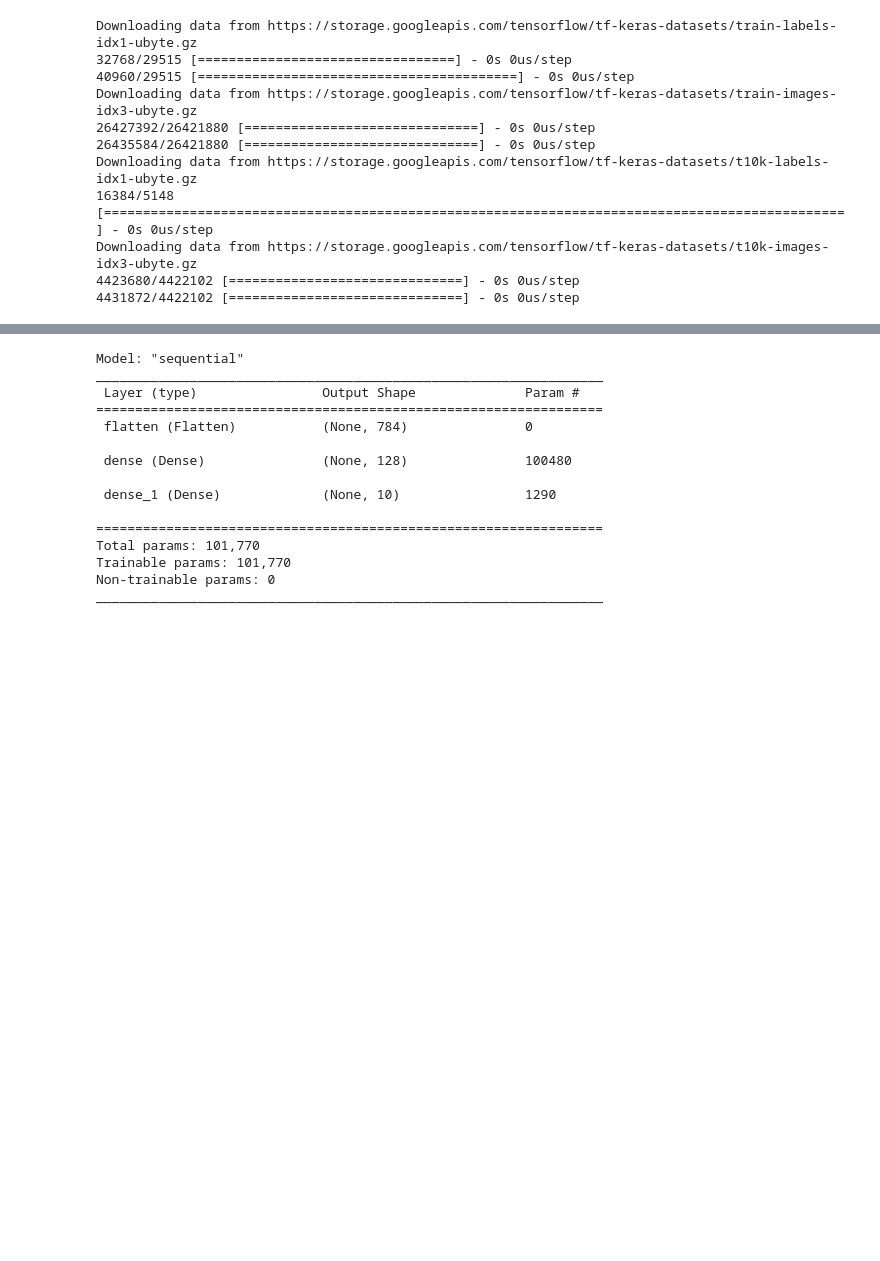
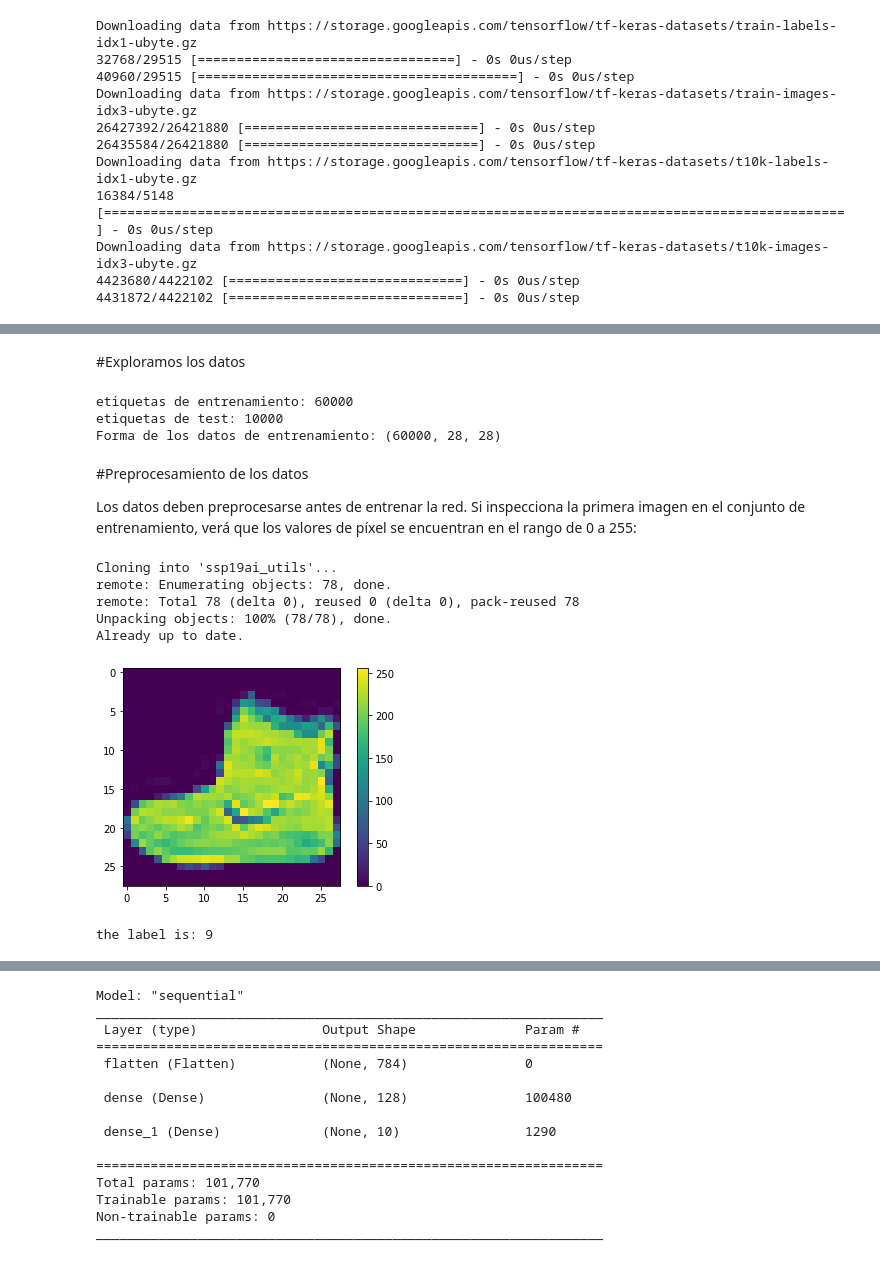
Before and after one commit to vale314/GLAMUR-IA, a Jupyter notebook: GLAMUR04(SHORT).ipynb, the cells around one changed output, grey strips where cells are left out. Drawn from its saved outputs; the diff is of its cells as text; code cells hidden in the pictures; blank space fills up the shorter version.

```diff
--- a/GLAMUR04(SHORT).ipynb
+++ b/GLAMUR04(SHORT).ipynb
@@ -35,3 +86,32 @@ Downloading data from https://storage.googleapis.com/tensorflow/tf-keras-dataset
 # Son las 10 clases con las que contamos en el modelo
 class_names = ['T-shirt/top', 'Trouser', 'Pullover', 'Dress', 'Coat',
                'Sandal', 'Shirt', 'Sneaker', 'Bag', 'Ankle boot']
+# %% [markdown]
+#Exploramos los datos
+# %%
+#contamos con 6'000 etiqeuetas para entrenamiento
+print("etiquetas de entrenamiento: " + str(len(train_labels)))
+print("etiquetas de test: " + str(len(test_labels)))
+print("Forma de los datos de entrenamiento: " + str(train_images.shape))
+# %% [output]
+etiquetas de entrenamiento: 60000
+etiquetas de test: 10000
+Forma de los datos de entrenamiento: (60000, 28, 28)
+# %% [markdown]
+#Preprocesamiento de los datos
+
+Los datos deben preprocesarse antes de entrenar la red. Si inspecciona la primera imagen en el conjunto de entrenamiento, verá que los valores de píxel se encuentran en el rango de 0 a 255:
+# %%
+!git clone https://github.com/liady/ssp19ai_utils.git
+!git -C ssp19ai_utils pull
+import ssp19ai_utils.utils as utils
+
+utils.plot_image(train_images, train_labels, cmap=None)
+# %% [output]
+Cloning into 'ssp19ai_utils'...
+remote: Enumerating objects: 78, done.
+remote: Total 78 (delta 0), reused 0 (delta 0), pack-reused 78
+Unpacking objects: 100% (78/78), done.
+Already up to date.
+[figure, added]
+the label is: 9
```
Also changed, not shown: parts of 17 cells of this notebook.
